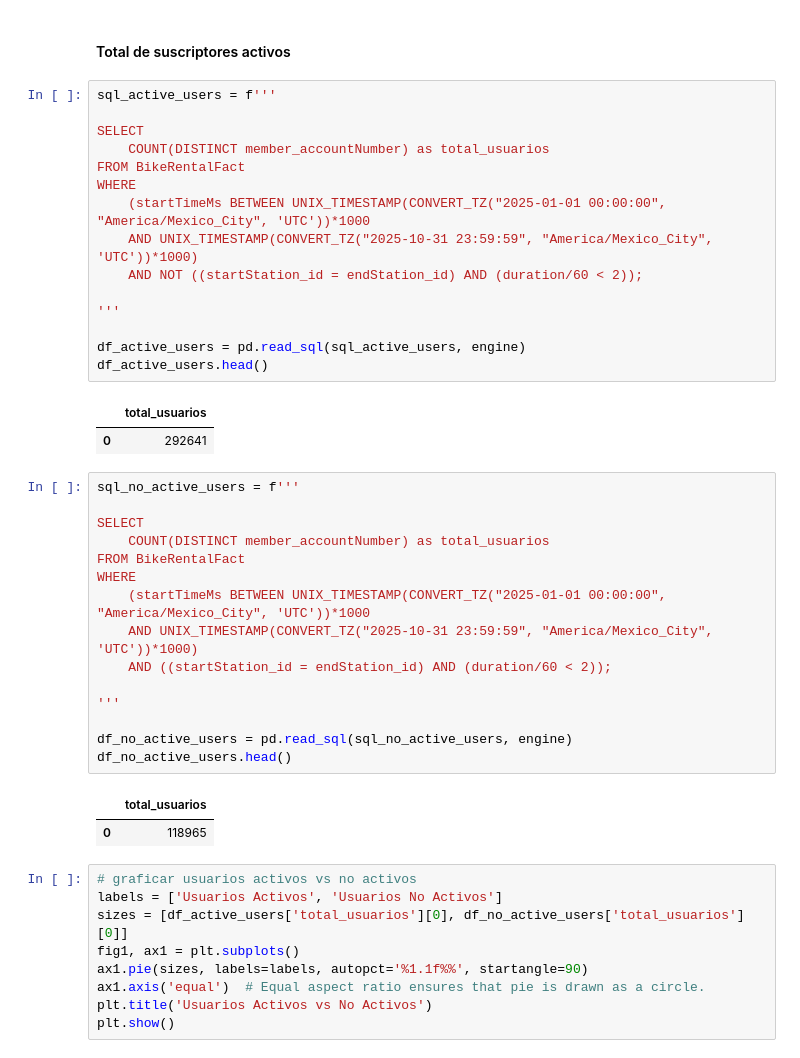
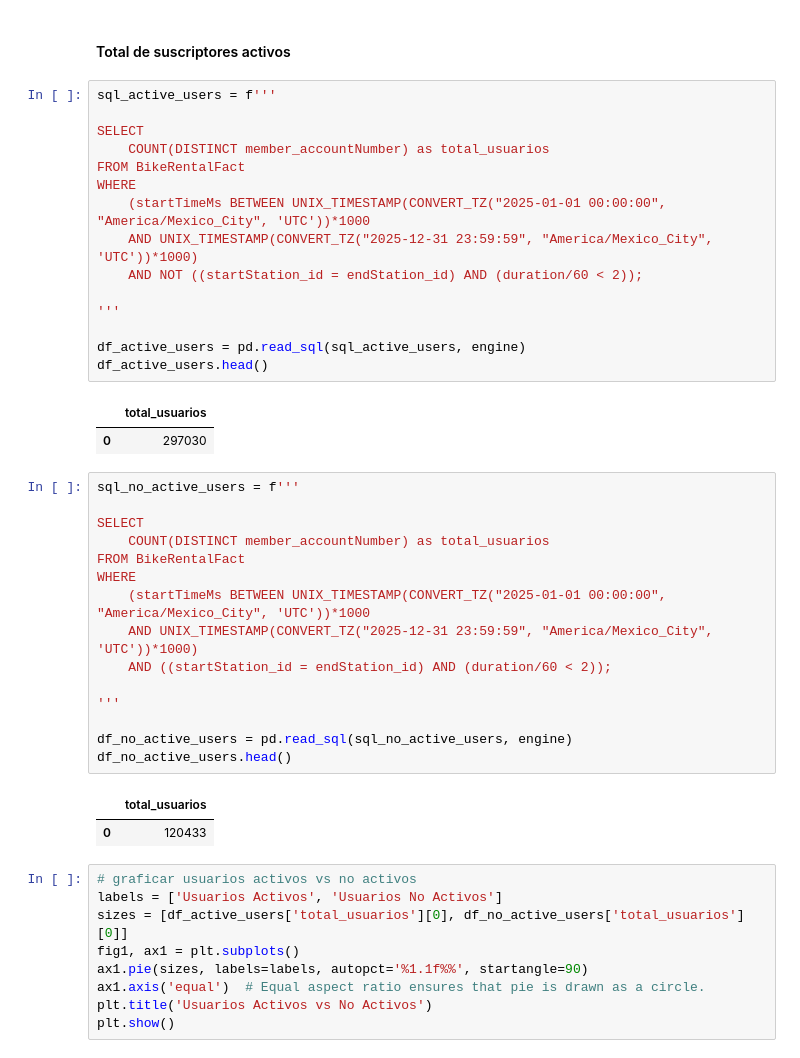
Before and after one commit to victorbriones-hub/exploratory_data_analysis, a Jupyter notebook: main/projects/principales_indicadores_internos/notebooks/suscripciones.ipynb, the cells around one changed output. Saved outputs shown, nothing was run; the diff lists cells and outputs as text.

```diff
--- a/main/projects/principales_indicadores_internos/notebooks/suscripciones.ipynb
+++ b/main/projects/principales_indicadores_internos/notebooks/suscripciones.ipynb
@@ -20,21 +21,21 @@ engine = create_engine(f"mysql+pymysql://{credenciales_lyft['USERNAME']}:{creden
 # %%
 sql_active_users = f'''
 
 SELECT
     COUNT(DISTINCT member_accountNumber) as total_usuarios
 FROM BikeRentalFact
 WHERE
     (startTimeMs BETWEEN UNIX_TIMESTAMP(CONVERT_TZ("2025-01-01 00:00:00", "America/Mexico_City", 'UTC'))*1000
-    AND UNIX_TIMESTAMP(CONVERT_TZ("2025-10-31 23:59:59", "America/Mexico_City", 'UTC'))*1000)
+    AND UNIX_TIMESTAMP(CONVERT_TZ("2025-12-31 23:59:59", "America/Mexico_City", 'UTC'))*1000)
     AND NOT ((startStation_id = endStation_id) AND (duration/60 < 2));
 
 '''
 
 df_active_users = pd.read_sql(sql_active_users, engine)
 df_active_users.head()
 # %% [output]
 |  | total_usuarios |
-| 0 | 292641 |
+| 0 | 297030 |
 # %%
 sql_no_active_users = f'''
 
@@ -43,7 +44,7 @@ SELECT
 FROM BikeRentalFact
 WHERE
     (startTimeMs BETWEEN UNIX_TIMESTAMP(CONVERT_TZ("2025-01-01 00:00:00", "America/Mexico_City", 'UTC'))*1000
-    AND UNIX_TIMESTAMP(CONVERT_TZ("2025-10-31 23:59:59", "America/Mexico_City", 'UTC'))*1000)
+    AND UNIX_TIMESTAMP(CONVERT_TZ("2025-12-31 23:59:59", "America/Mexico_City", 'UTC'))*1000)
     AND ((startStation_id = endStation_id) AND (duration/60 < 2));
 
 '''
@@ -52,7 +53,7 @@ df_no_active_users = pd.read_sql(sql_no_active_users, engine)
 df_no_active_users.head()
 # %% [output]
 |  | total_usuarios |
-| 0 | 118965 |
+| 0 | 120433 |
 # %%
 # graficar usuarios activos vs no activos
 labels = ['Usuarios Activos', 'Usuarios No Activos']
```
Also changed, not shown: parts of 6 cells of this notebook, 20 other files.
